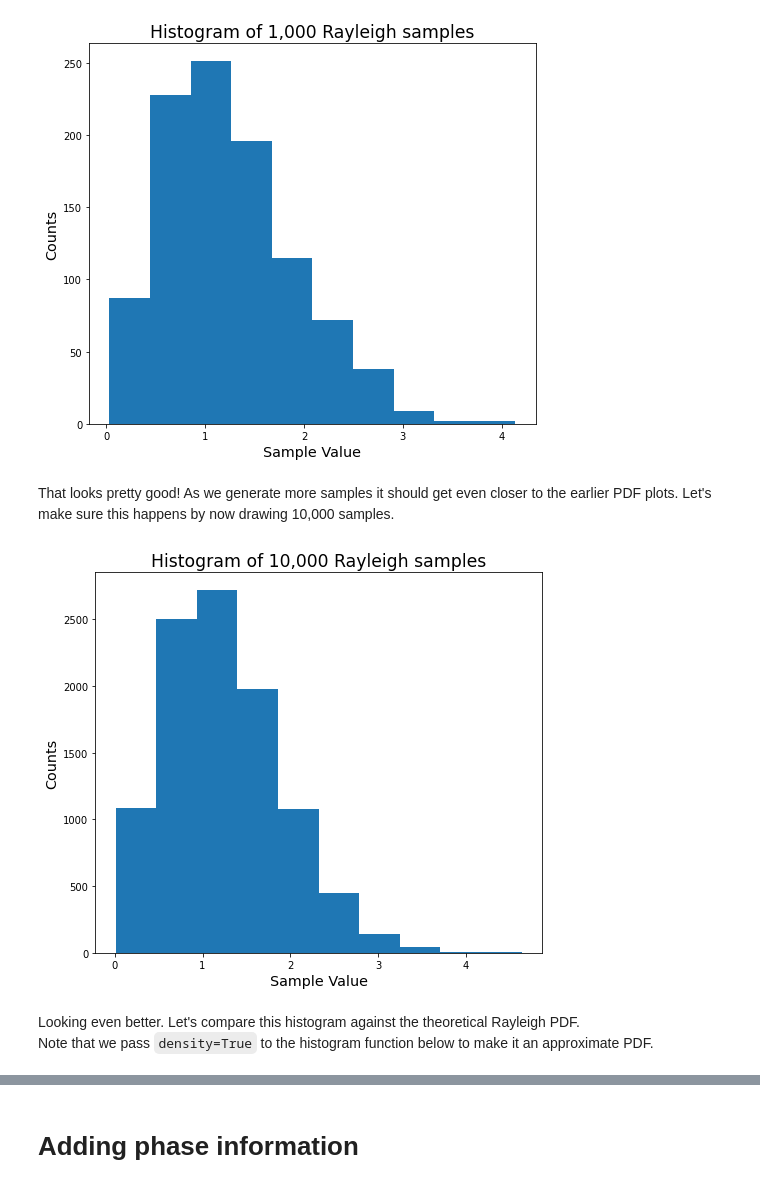
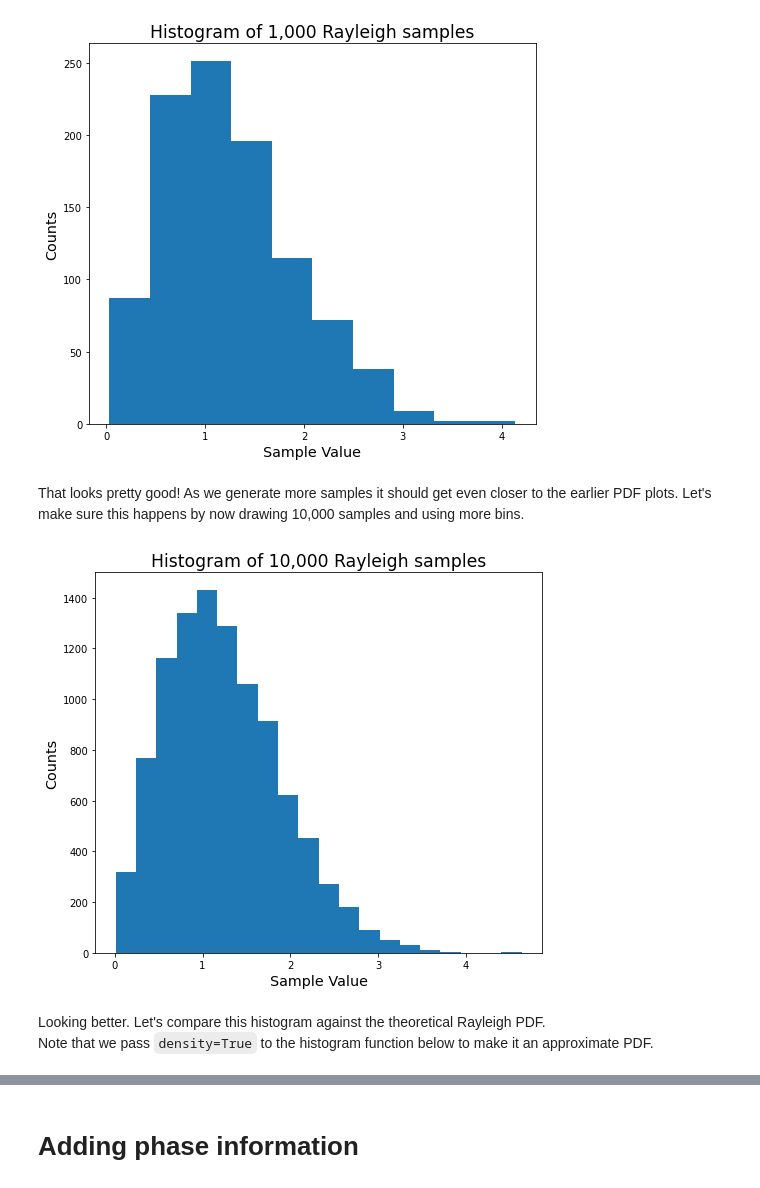
Before and after one commit to enzokro/clck10, a Jupyter notebook: _notebooks/2020-07-20-Rayliegh-initialization-for-complex-networks.ipynb, the cells around one changed output, grey strips where cells are left out. Cells and saved outputs as stored; diff of their text form; code cells hidden in the pictures.

```diff
--- a/_notebooks/2020-02-20-Rayliegh-initialization-for-complex-networks.ipynb
+++ b/_notebooks/2020-07-20-Rayliegh-initialization-for-complex-networks.ipynb
@@ -138,19 +138,19 @@ plt.title(f'Histogram of {shape:,} Rayleigh samples', fontsize='xx-large');
 [figure]
 # %% [markdown]
 That looks pretty good!
-As we generate more samples it should get even closer to the earlier PDF plots. Let's make sure this happens by now drawing 10,000 samples.
+As we generate more samples it should get even closer to the earlier PDF plots. Let's make sure this happens by now drawing 10,000 samples and using more bins.
 # %%
 large_shape = 10000
 many_ray_vals = rand.rayleigh(scale=sigma, size=large_shape)
 plt.figure(figsize=(8,7))
-plt.hist(many_ray_vals);
+plt.hist(many_ray_vals, bins=20);
 plt.xlabel('Sample Value', fontsize='x-large')
 plt.ylabel('Counts', fontsize='x-large')
 plt.title(f'Histogram of {large_shape:,} Rayleigh samples', fontsize='xx-large');
 # %% [output]
-[figure, old version]
+[figure, new version]
 # %% [markdown]
-Looking even better. Let's compare this histogram against the theoretical Rayleigh PDF.
+Looking better. Let's compare this histogram against the theoretical Rayleigh PDF.
 Note that we pass `density=True` to the histogram function below to make it an approximate PDF.
 # %%
 # compare theoretical vs. sampled Rayleigh PDFs
```
Also changed, not shown: parts of 20 cells of this notebook, 3 other files.
